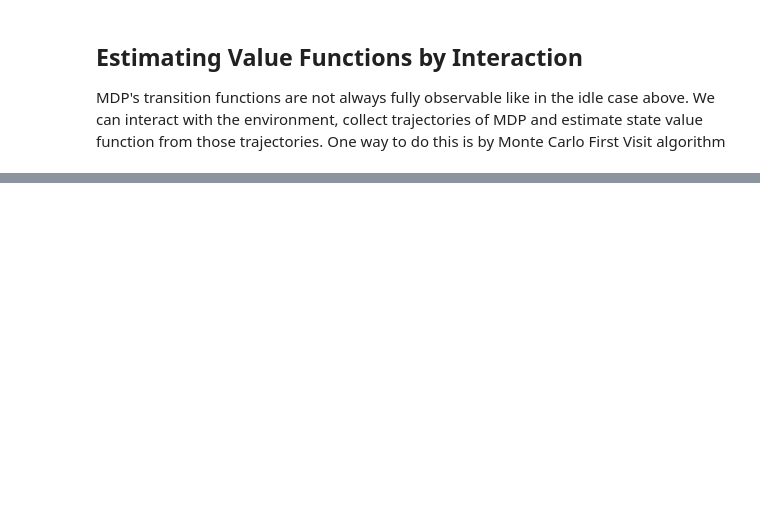
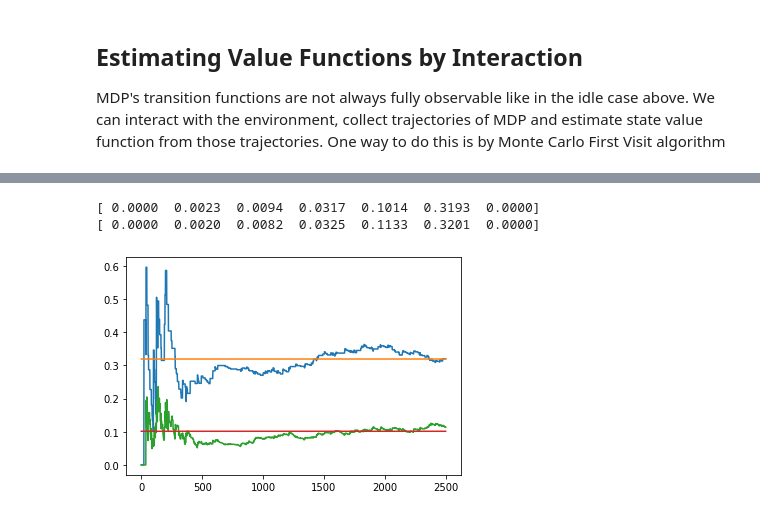
Before and after one commit to chinnikrishna/rl_work, a Jupyter notebook: value_functions.ipynb, the cells around one changed output, grey strips where cells are left out. Drawn from its saved outputs; the diff is of its cells as text; code cells hidden in the pictures; blank space fills up the shorter version.

Commit message:
completed TD learning

```diff
--- a/value_functions.ipynb
+++ b/value_functions.ipynb
@@ -100,0 +119,45 @@ plt.plot(ev_error)
+# %%
+def td_learn(num_episodes=10000):
+    td_svf_est = np.zeros(shape=(len(env.bsw_env)))
+
+    # Scaling factor
+    alpha_init = 0.5
+    min_alpha = 0.01
+    decay_ratio = 0.3
+    decay_steps = int(num_episodes * decay_ratio)
+    alphas = np.logspace(-2, 0, decay_steps, base=10, endpoint=True)[::-1]
+    alphas = (alphas - alphas.min()) / (alphas.max() - alphas.min())
+    alphas = (alpha_init - min_alpha) * alphas + min_alpha
+    alphas = np.pad(alphas, (0, num_episodes - decay_steps), 'edge')
+
+    td_svf_epi = []
+
+    for episode in range(num_episodes):
+        state, reward, done = env.reset()
+        while not done:
+            next_state, reward, done = env.step(action)
+            td_target = reward + td_svf_est[next_state] * (not done)
+            td_error = td_target - td_svf_est[state]
+            td_svf_est[state] += alphas[episode] * td_error
+            state = next_state
+        td_svf_epi.append(td_svf_est.copy())
+
+    return td_svf_est, td_svf_epi
+td_svf_est, td_svf_epi = td_learn(2500)
+# %%
+s5 = [td_svf_epi[i][5] for i in range(len(td_svf_epi))]
+s4 = [td_svf_epi[i][4] for i in range(len(td_svf_epi))]
+s3 = [td_svf_epi[i][3] for i in range(len(td_svf_epi))]
+s2 = [td_svf_epi[i][2] for i in range(len(td_svf_epi))]
+s1 = [td_svf_epi[i][1] for i in range(len(td_svf_epi))]
+plt.plot(s5)
+plt.plot([v[5] for i in range(len(s5))])
+
+plt.plot(s4)
+plt.plot([v[4] for i in range(len(s4))])
+print(v)
+print(td_svf_est)
+# %% [output]
+[ 0.0000  0.0023  0.0094  0.0317  0.1014  0.3193  0.0000]
+[ 0.0000  0.0020  0.0082  0.0325  0.1133  0.3201  0.0000]
+[figure, added]
```
Also changed, not shown: parts of 6 cells of this notebook, 1 other file.
